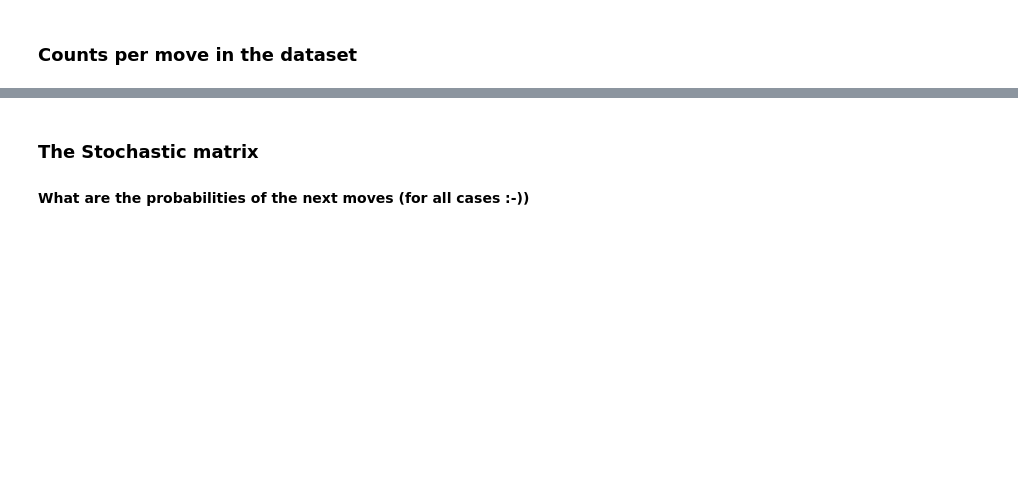
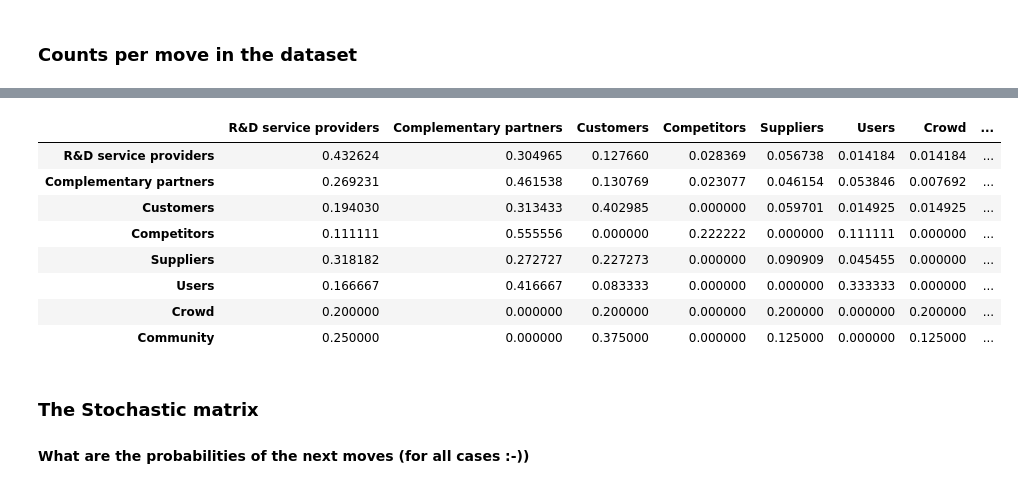
Before and after one commit to grstathis/oimoves, a Jupyter notebook: oimoves_pres.ipynb, the cells around one changed output, grey strips where cells are left out. Saved outputs shown, nothing was run; the diff lists cells and outputs as text; code cells hidden in the pictures; blank space fills up the shorter version.

```diff
--- a/oimoves_pres.ipynb
+++ b/oimoves_pres.ipynb
@@ -136,5 +252,16 @@ c_plot = plt.xticks(rotation=90, horizontalalignment='right', fontweight='light'
 # %%
 conf_mp_df = (conf_m_df.T /conf_m_df.T.sum()).T
+conf_mp_df
+# %% [output]
+|  | R&D service providers | Complementary partners | Customers | Competitors | Suppliers | Users | Crowd | ... |
+| R&D service providers | 0.432624 | 0.304965 | 0.127660 | 0.028369 | 0.056738 | 0.014184 | 0.014184 | ... |
+| Complementary partners | 0.269231 | 0.461538 | 0.130769 | 0.023077 | 0.046154 | 0.053846 | 0.007692 | ... |
+| Customers | 0.194030 | 0.313433 | 0.402985 | 0.000000 | 0.059701 | 0.014925 | 0.014925 | ... |
+| Competitors | 0.111111 | 0.555556 | 0.000000 | 0.222222 | 0.000000 | 0.111111 | 0.000000 | ... |
+| Suppliers | 0.318182 | 0.272727 | 0.227273 | 0.000000 | 0.090909 | 0.045455 | 0.000000 | ... |
+| Users | 0.166667 | 0.416667 | 0.083333 | 0.000000 | 0.000000 | 0.333333 | 0.000000 | ... |
+| Crowd | 0.200000 | 0.000000 | 0.200000 | 0.000000 | 0.200000 | 0.000000 | 0.200000 | ... |
+| Community | 0.250000 | 0.000000 | 0.375000 | 0.000000 | 0.125000 | 0.000000 | 0.125000 | ... |
 # %% [markdown]
 ### The Stochastic matrix
 #### What are the probabilities of the next moves (for all cases :-))
```
Also changed, not shown: parts of 17 cells of this notebook, 3 other files.
